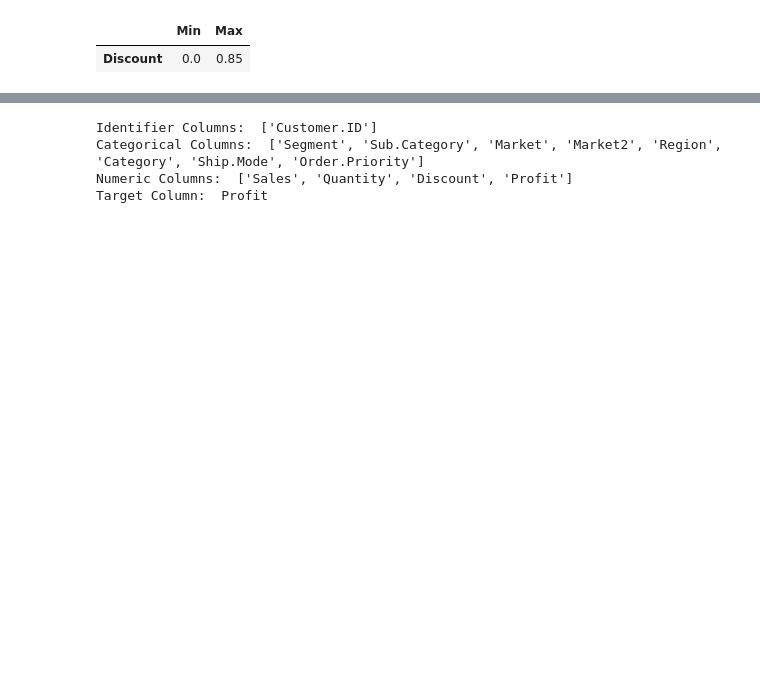
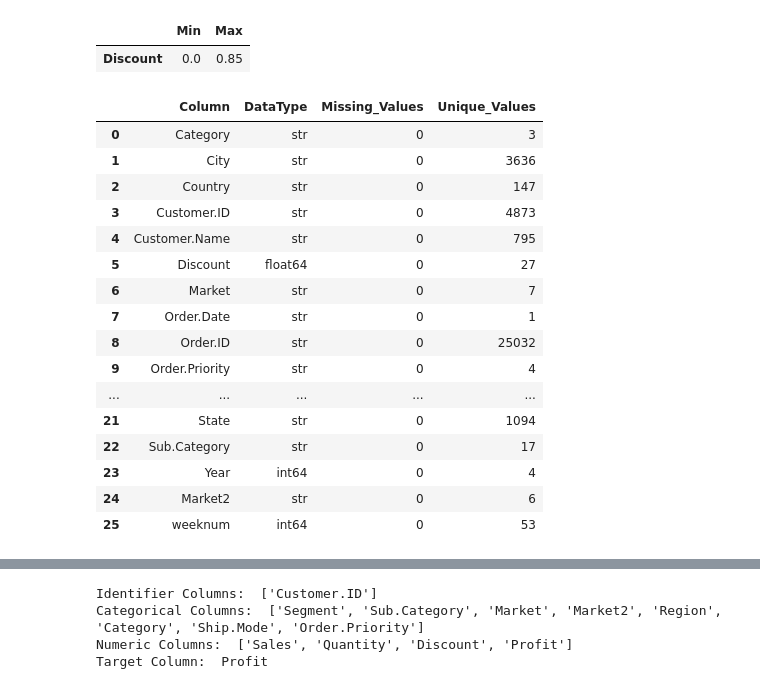
Before and after one commit to nayan-letscreate/HV-Projects, a Jupyter notebook: Graded Assignment on Exploratory Data Analysis.ipynb, the cells around one changed output, grey strips where cells are left out. Saved outputs shown, nothing was run; the diff lists cells and outputs as text; code cells hidden in the pictures; blank space fills up the shorter version.

```diff
--- a/Graded Assignment on Exploratory Data Analysis.ipynb
+++ b/Graded Assignment on Exploratory Data Analysis.ipynb
@@ -97,3 +106,31 @@ range_check
 # %% [output]
 |  | Min | Max |
 | Discount | 0.0 | 0.85 |
+# %%
+eda_summary1 = pd.DataFrame({
+    'Column': df1.columns,
+    'DataType': [ str(df1[col].dtype)  for col in df1.columns],
+    'Missing_Values': [ df1[col].isnull().sum() for col in df1.columns],
+    'Unique_Values': [df1[col].nunique() for col in df1.columns]
+
+})
+
+display(eda_summary1)
+# %% [output]
+|  | Column | DataType | Missing_Values | Unique_Values |
+| 0 | Category | str | 0 | 3 |
+| 1 | City | str | 0 | 3636 |
+| 2 | Country | str | 0 | 147 |
+| 3 | Customer.ID | str | 0 | 4873 |
+| 4 | Customer.Name | str | 0 | 795 |
+| 5 | Discount | float64 | 0 | 27 |
+| 6 | Market | str | 0 | 7 |
+| 7 | Order.Date | str | 0 | 1 |
+| 8 | Order.ID | str | 0 | 25032 |
+| 9 | Order.Priority | str | 0 | 4 |
+| ... | ... | ... | ... | ... |
+| 21 | State | str | 0 | 1094 |
+| 22 | Sub.Category | str | 0 | 17 |
+| 23 | Year | int64 | 0 | 4 |
+| 24 | Market2 | str | 0 | 6 |
+| 25 | weeknum | int64 | 0 | 53 |
```
Also changed, not shown: parts of 12 cells of this notebook.
